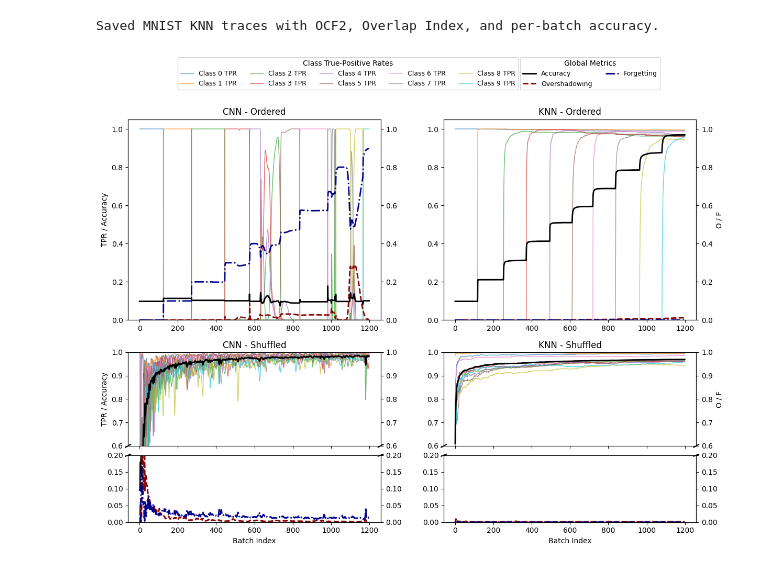
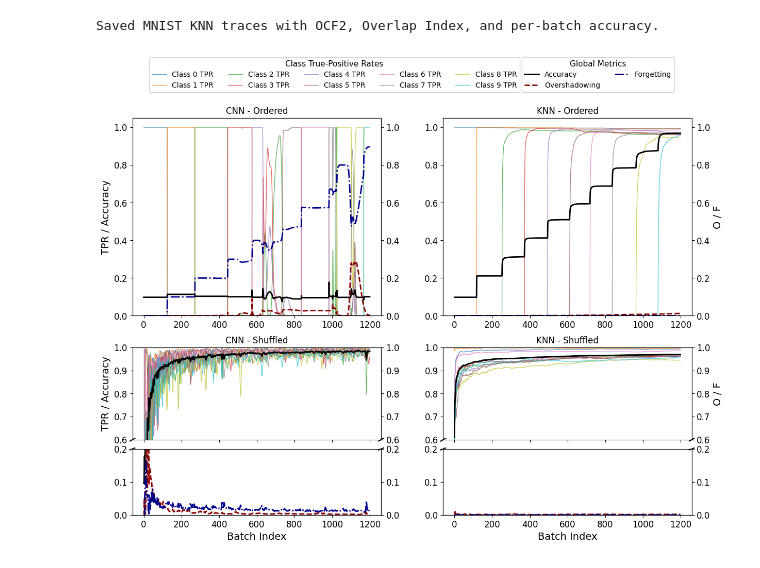
Before and after one commit to NiklasMelton/CVI_Forgetting, a Jupyter notebook: MNIST_OFI.ipynb, the cells around one changed output. Drawn from its saved outputs; the diff is of its cells as text; code cells hidden in the pictures.

```diff
--- a/MNIST_OFI.ipynb
+++ b/MNIST_OFI.ipynb
@@ -405,6 +405,17 @@ Saved MNIST KNN traces with OCF2, Overlap Index, and per-batch accuracy.
 # %%
 import numpy as np
 import matplotlib.pyplot as plt
+
+plt.rcParams.update({
+    'font.size': 12,          # base font size (e.g., increase from default 10)
+    'axes.titlesize': 12,     # title size of axes
+    'axes.labelsize': 14,     # x and y label size
+    'xtick.labelsize': 12,    # x tick labels
+    'ytick.labelsize': 12,    # y tick labels
+    'legend.fontsize': 16,    # legend font size
+    'legend.title_fontsize': 11  # legend title font size
+})
+
 
 # Load data
 cnn_data = np.load("cf2_batch_traces_mnist_cnn.npz", allow_pickle=True)
@@ -495,36 +506,38 @@ for col, (method, data) in enumerate(zip(methods, datasets)):
             if col == 0:
                 ax.set_ylabel("TPR / Accuracy")
             if col == 1:
                 ax2.set_ylabel("O / F")
         else:
             ax.set_ylim(0, 1.05)
             ax2.set_ylim(0, 1.05)
             if col == 0:
                 ax.set_ylabel("TPR / Accuracy")
             if col == 1:
                 ax2.set_ylabel("O / F")
 
         # Titles and x-labels
         ax.set_title(f"{method} - {order.capitalize()}", fontsize=12)
         if row == 1:
             ax_bot.set_xlabel("Batch Index")
         elif row == 3:
             ax.set_xlabel("Batch Index")
 
         if row == 0 and col == 0:
             metric_lines = [acc_line, o_line, f_line]
             metric_labels = ["Accuracy", "Overshadowing", "Forgetting"]
 
 # === Legends (Side-by-side, Centered, Equal Height) ===
 legend_y = 0.965
-legend_x_offset = 0.425
+legend_x_offset = 0.405
+# legend_x_offset = 0.425
 fig.legend(tpr_lines, class_labels,
            loc="upper center", bbox_to_anchor=(legend_x_offset, legend_y),
-           fontsize=9, title="Class True-Positive Rates", ncol=5, frameon=True)
+           fontsize=10, title="Class True-Positive Rates", ncol=5, frameon=True)
 fig.legend(metric_lines, metric_labels,
-           loc="upper center", bbox_to_anchor=(legend_x_offset+0.33, legend_y),
-           fontsize=9, title="Global Metrics", ncol=2, frameon=True)
-plt.savefig("figures/MNIST_OFI_CNN_KNN.png")
+           loc="upper center", bbox_to_anchor=(legend_x_offset+0.365, legend_y),
+           # loc="upper center", bbox_to_anchor=(legend_x_offset+0.33, legend_y),
+           fontsize=10, title="Global Metrics", ncol=2, frameon=True)
+plt.savefig("figures/MNIST_OFI_CNN_KNN_revised.png")
 plt.show()
 # %% [output]
-[figure, old version]
+[figure, new version]
```
Also changed, not shown: 25 other files.
